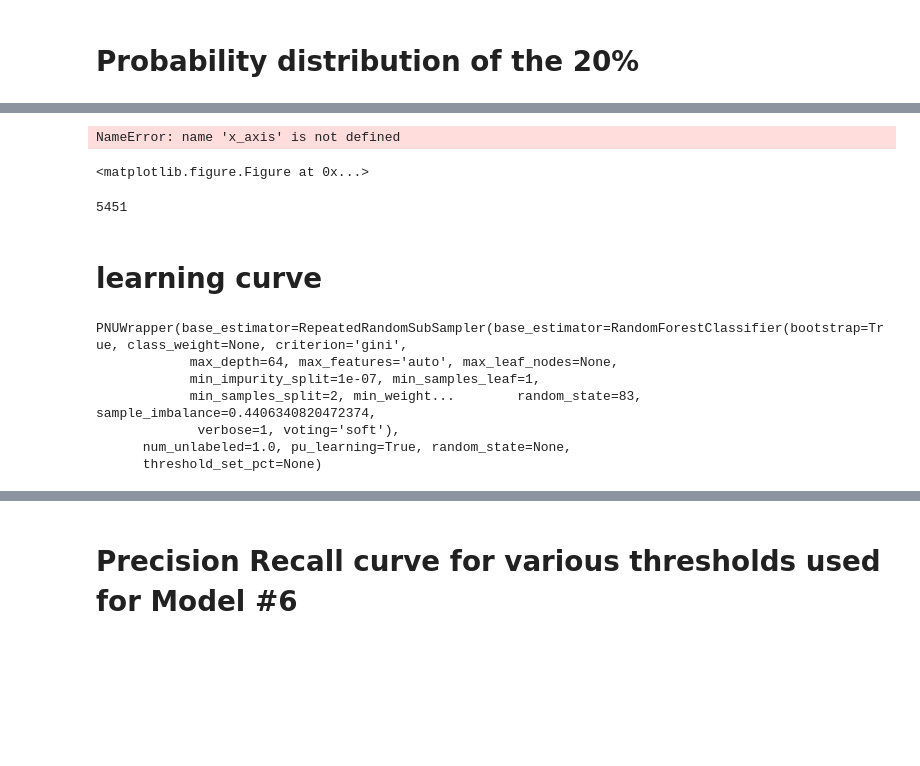
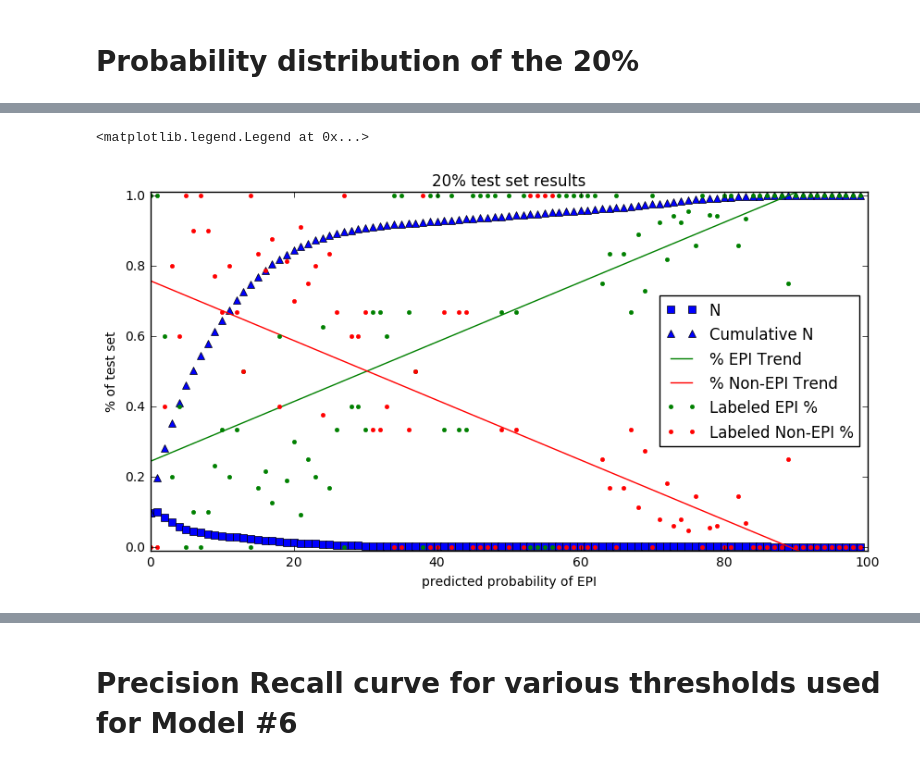
Before and after one commit to milliman/EPI_Machine_Learning, a Jupyter notebook: 3.5 - RF - PNU Repeated Random Subsampling Random Search.ipynb, the cells around one changed output, grey strips where cells are left out. Saved outputs shown, nothing was run; the diff lists cells and outputs as text; code cells hidden in the pictures; blank space fills up the shorter version.

```diff
--- a/3.5 - RF - PNU Repeated Random Subsampling Random Search.ipynb
+++ b/3.5 - RF - PNU Repeated Random Subsampling Random Search.ipynb
@@ -628,22 +314,16 @@ ValueError: invalid literal for int() with base 10: '0%-5%'
 # %%
-plt.figure(figsize=(10,10))
+plt.figure(figsize=(10,5))
 plt.plot(x_axis, df.pct_of_total, 'bs', label='N')
 plt.plot(x_axis, df.cum_pct_of_total, 'b^', label='Cumulative N')
 plt.plot(x_axis, df.tp_trendline, 'g-', label='% EPI Trend')
 plt.plot(x_axis, df.tn_trendline, 'r-', label='% Non-EPI Trend')
 plt.plot(x_axis, df.true_pos_pct, 'g.', label='Labeled EPI %')
 plt.plot(x_axis, df.true_neg_pct, 'r.', label='Labeled Non-EPI %')
 plt.axis([0, 100, -0.01, 1.01])
 plt.ylabel('% of test set')
 plt.xlabel('predicted probability of EPI')
 plt.title('20% test set results')
 plt.legend(loc='right')
 # %% [output]
-NameError: name 'x_axis' is not defined
+<matplotlib.legend.Legend at 0x...>
-<matplotlib.figure.Figure at 0x...>
+[figure, added]
-# %%
-sum(probas>=0.5)
-# %% [output]
-5451
-# %% [markdown]
-# learning curve
@@ -652,10 +329,0 @@ from sklearn.model_selection import learning_curve
-# %%
-pnu_test.set_params(**{'base_estimator__n_jobs':-1})
-# %% [output]
-PNUWrapper(base_estimator=RepeatedRandomSubSampler(base_estimator=RandomForestClassifier(bootstrap=True, class_weight=None, criterion='gini',
-            max_depth=64, max_features='auto', max_leaf_nodes=None,
-            min_impurity_split=1e-07, min_samples_leaf=1,
-            min_samples_split=2, min_weight...        random_state=83, sample_imbalance=0.4406340820472374,
-             verbose=1, voting='soft'),
-      num_unlabeled=1.0, pu_learning=True, random_state=None,
-      threshold_set_pct=None)
```
Also changed, not shown: parts of 86 cells of this notebook, 7 other files.
